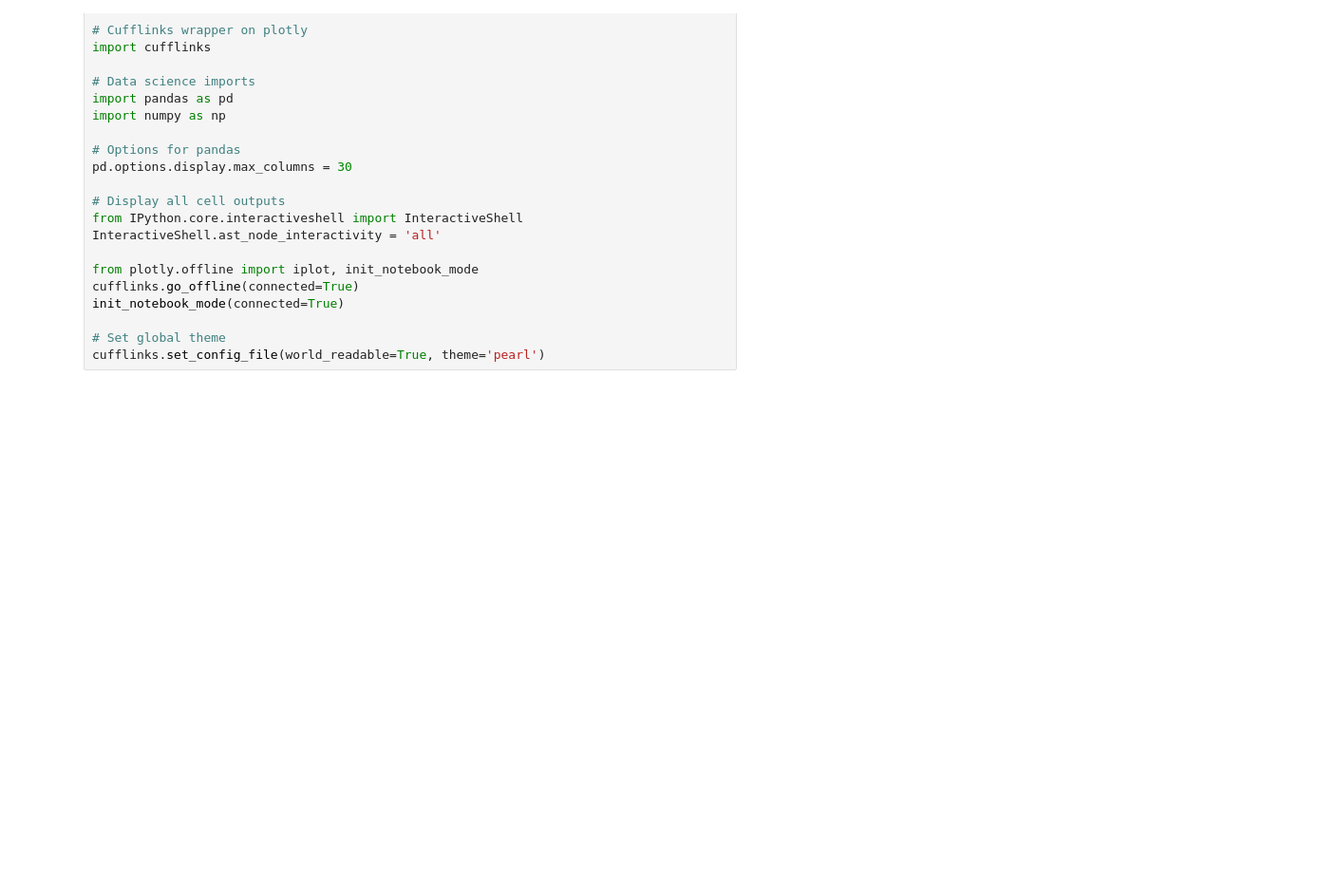
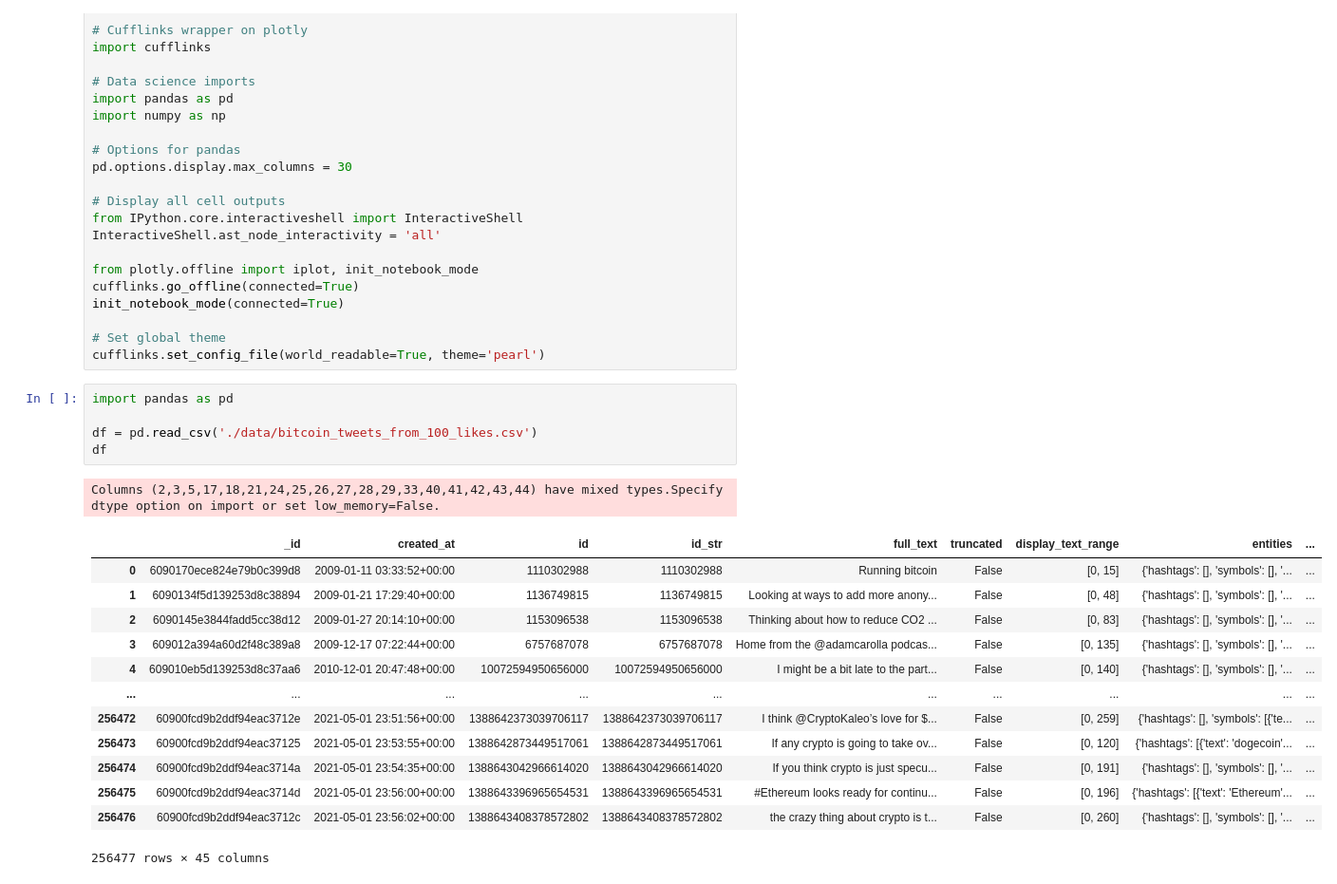
Before and after one commit to prophet-project/stock-price-forecasting, a Jupyter notebook: Explore twitter dataset.ipynb, the cells around one changed output. Shown at 95% size. Saved outputs shown, nothing was run; the diff lists cells and outputs as text; blank space fills up the shorter version.

```diff
--- a/Explore twitter dataset.ipynb
+++ b/Explore twitter dataset.ipynb
@@ -23,3 +23,23 @@ init_notebook_mode(connected=True)
 
 # Set global theme
 cufflinks.set_config_file(world_readable=True, theme='pearl')
+# %%
+import pandas as pd
+
+df = pd.read_csv('./data/bitcoin_tweets_from_100_likes.csv')
+df
+# %% [output]
+Columns (2,3,5,17,18,21,24,25,26,27,28,29,33,40,41,42,43,44) have mixed types.Specify dtype option on import or set low_memory=False.
+|  | _id | created_at | id | id_str | full_text | truncated | display_text_range | entities | ... |
+| 0 | 6090170ece824e79b0c399d8 | 2009-01-11 03:33:52+00:00 | 1110302988 | 1110302988 | Running bitcoin | False | [0, 15] | {'hashtags': [], 'symbols': [], '... | ... |
+| 1 | 6090134f5d139253d8c38894 | 2009-01-21 17:29:40+00:00 | 1136749815 | 1136749815 | Looking at ways to add more anony... | False | [0, 48] | {'hashtags': [], 'symbols': [], '... | ... |
+| 2 | 6090145e3844fadd5cc38d12 | 2009-01-27 20:14:10+00:00 | 1153096538 | 1153096538 | Thinking about how to reduce CO2 ... | False | [0, 83] | {'hashtags': [], 'symbols': [], '... | ... |
+| 3 | 609012a394a60d2f48c389a8 | 2009-12-17 07:22:44+00:00 | 6757687078 | 6757687078 | Home from the @adamcarolla podcas... | False | [0, 135] | {'hashtags': [], 'symbols': [], '... | ... |
+| 4 | 609010eb5d139253d8c37aa6 | 2010-12-01 20:47:48+00:00 | 10072594950656000 | 10072594950656000 | I might be a bit late to the part... | False | [0, 140] | {'hashtags': [], 'symbols': [], '... | ... |
+| ... | ... | ... | ... | ... | ... | ... | ... | ... | ... |
+| 256472 | 60900fcd9b2ddf94eac3712e | 2021-05-01 23:51:56+00:00 | 1388642373039706117 | 1388642373039706117 | I think @CryptoKaleo’s love for $... | False | [0, 259] | {'hashtags': [], 'symbols': [{'te... | ... |
+| 256473 | 60900fcd9b2ddf94eac37125 | 2021-05-01 23:53:55+00:00 | 1388642873449517061 | 1388642873449517061 | If any crypto is going to take ov... | False | [0, 120] | {'hashtags': [{'text': 'dogecoin'... | ... |
+| 256474 | 60900fcd9b2ddf94eac3714a | 2021-05-01 23:54:35+00:00 | 1388643042966614020 | 1388643042966614020 | If you think crypto is just specu... | False | [0, 191] | {'hashtags': [], 'symbols': [], '... | ... |
+| 256475 | 60900fcd9b2ddf94eac3714d | 2021-05-01 23:56:00+00:00 | 1388643396965654531 | 1388643396965654531 | #Ethereum looks ready for continu... | False | [0, 196] | {'hashtags': [{'text': 'Ethereum'... | ... |
+| 256476 | 60900fcd9b2ddf94eac3712c | 2021-05-01 23:56:02+00:00 | 1388643408378572802 | 1388643408378572802 | the crazy thing about crypto is t... | False | [0, 260] | {'hashtags': [], 'symbols': [], '... | ... |
+256477 rows × 45 columns
```
Also changed, not shown: parts of 20 cells of this notebook, 7 other files.
